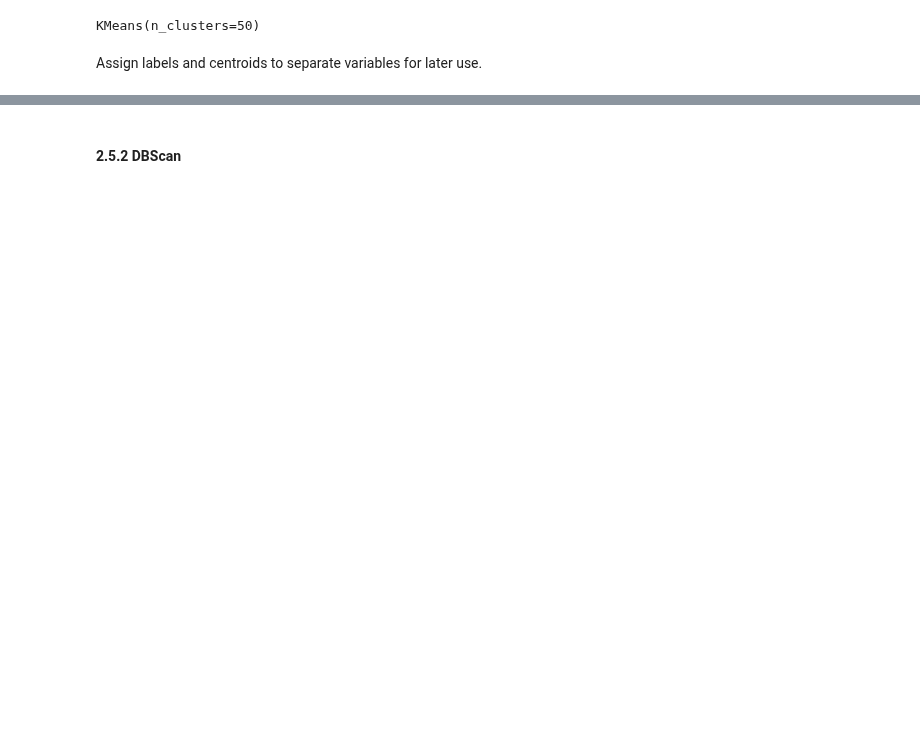
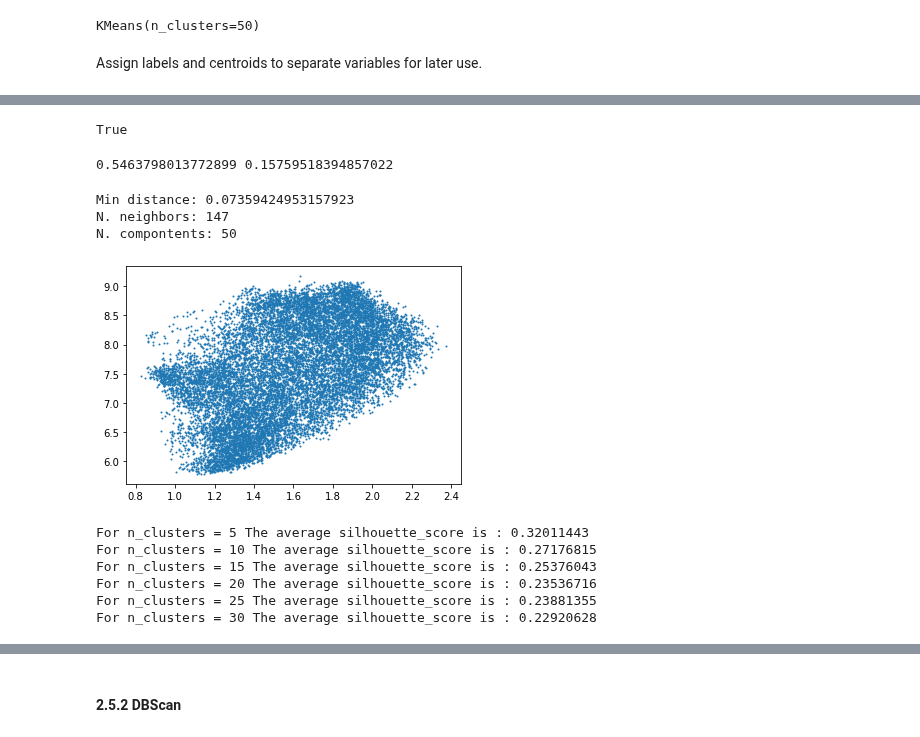
Before and after one commit to maybemkl/wmdecompose, a Jupyter notebook: notebooks/IMDB_example.ipynb, the cells around one changed output, grey strips where cells are left out. Drawn from its saved outputs; the diff is of its cells as text; code cells hidden in the pictures; blank space fills up the shorter version.

Commit message:
add UMAP and t-SNE

```diff
--- a/notebooks/IMDB_example.ipynb
+++ b/notebooks/IMDB_example.ipynb
@@ -273,0 +302,35 @@ Assign labels and centroids to separate variables for later use.
+# %%
+metric = 'cosine'
+dm = cdist(X, X, metric)
+np.fill_diagonal(dm, 0)
+# %%
+is_valid_dm(dm)
+# %% [output]
+True
+# %%
+mean, std = np.mean(dm), np.std(dm)
+print(mean, std)
+# %% [output]
+0.5463798013772899 0.15759518394857022
+# %%
+min_dist=mean - 3*std
+n_neighbors = int(0.01*len(X))
+n_components=50
+print(f"Min distance: {min_dist}")
+print(f"N. neighbors: {n_neighbors}")
+print(f"N. compontents: {n_components}")
+# %% [output]
+Min distance: 0.07359424953157923
+N. neighbors: 147
+N. compontents: 50
+# %%
+umap_vecs = umap.UMAP(
+    n_neighbors=n_neighbors,
+    min_dist=min_dist,
+    n_components=n_components,
+    random_state=42,
+).fit_transform(X)
+# %%
+plt.scatter(umap_vecs[:, 0], umap_vecs[:, 1], s=1);
+# %% [output]
+[figure, added]
@@ -273,0 +356,9 @@ Assign labels and centroids to separate variables for later use.
+# %%
+umap_ssd, umap_silhouette = kmeans_search(umap_vecs, K)
+# %% [output]
+For n_clusters = 5 The average silhouette_score is : 0.32011443
+For n_clusters = 10 The average silhouette_score is : 0.27176815
+For n_clusters = 15 The average silhouette_score is : 0.25376043
+For n_clusters = 20 The average silhouette_score is : 0.23536716
+For n_clusters = 25 The average silhouette_score is : 0.23881355
+For n_clusters = 30 The average silhouette_score is : 0.22920628
```
Also changed, not shown: parts of 34 cells of this notebook.
